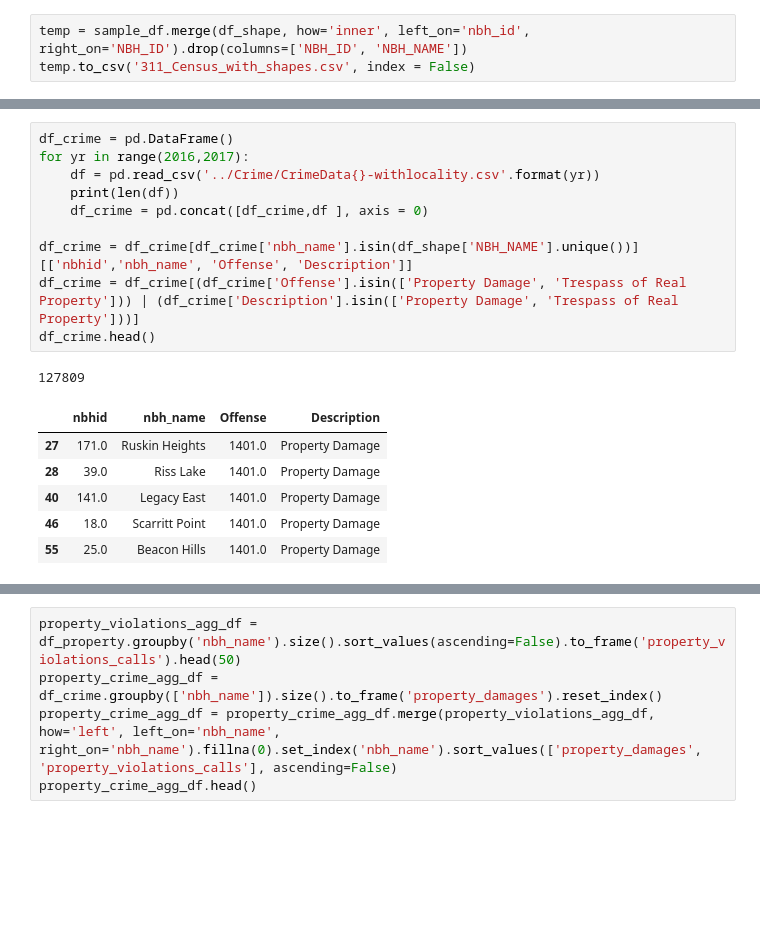
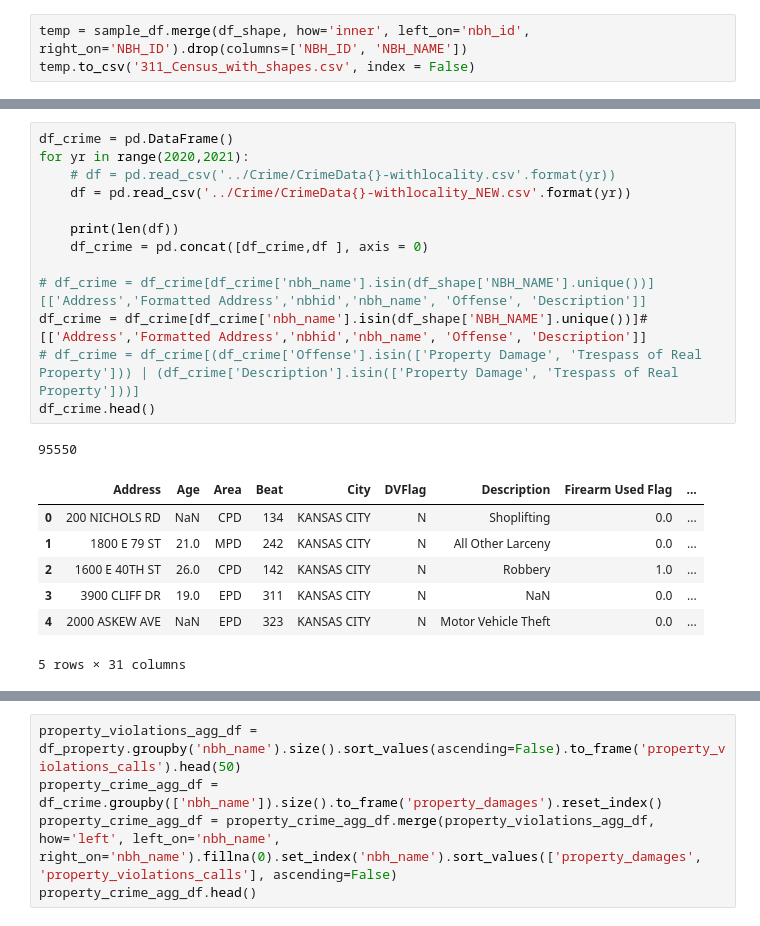
Before and after one commit to duyhho/NSFSCC-Python, a Jupyter notebook: 311/Neighborhood Profiles.ipynb, the cells around one changed output, grey strips where cells are left out. Cells and saved outputs as stored; diff of their text form; blank space fills up the shorter version.

```diff
--- a/311/Neighborhood Profiles.ipynb
+++ b/311/Neighborhood Profiles.ipynb
@@ -146,19 +158,23 @@ Index(['CASE ID', 'SOURCE', 'DEPARTMENT', 'WORK GROUP', 'REQUEST TYPE',
       dtype='object')
 # %%
 df_crime = pd.DataFrame()
-for yr in range(2016,2017):
-    df = pd.read_csv('../Crime/CrimeData{}-withlocality.csv'.format(yr))
+for yr in range(2020,2021):
+    # df = pd.read_csv('../Crime/CrimeData{}-withlocality.csv'.format(yr))
+    df = pd.read_csv('../Crime/CrimeData{}-withlocality_NEW.csv'.format(yr))
+
     print(len(df))
     df_crime = pd.concat([df_crime,df ], axis = 0)
 
-df_crime = df_crime[df_crime['nbh_name'].isin(df_shape['NBH_NAME'].unique())][['nbhid','nbh_name', 'Offense', 'Description']]
-df_crime = df_crime[(df_crime['Offense'].isin(['Property Damage', 'Trespass of Real Property'])) | (df_crime['Description'].isin(['Property Damage', 'Trespass of Real Property']))]
+# df_crime = df_crime[df_crime['nbh_name'].isin(df_shape['NBH_NAME'].unique())][['Address','Formatted Address','nbhid','nbh_name', 'Offense', 'Description']]
+df_crime = df_crime[df_crime['nbh_name'].isin(df_shape['NBH_NAME'].unique())]#[['Address','Formatted Address','nbhid','nbh_name', 'Offense', 'Description']]
+# df_crime = df_crime[(df_crime['Offense'].isin(['Property Damage', 'Trespass of Real Property'])) | (df_crime['Description'].isin(['Property Damage', 'Trespass of Real Property']))]
 df_crime.head()
 # %% [output]
-127809
+95550
-|  | nbhid | nbh_name | Offense | Description |
-| 27 | 171.0 | Ruskin Heights | 1401.0 | Property Damage |
-| 28 | 39.0 | Riss Lake | 1401.0 | Property Damage |
-| 40 | 141.0 | Legacy East | 1401.0 | Property Damage |
-| 46 | 18.0 | Scarritt Point | 1401.0 | Property Damage |
-| 55 | 25.0 | Beacon Hills | 1401.0 | Property Damage |
+|  | Address | Age | Area | Beat | City | DVFlag | Description | Firearm Used Flag | ... |
+| 0 | 200 NICHOLS RD | NaN | CPD | 134 | KANSAS CITY | N | Shoplifting | 0.0 | ... |
+| 1 | 1800 E 79 ST | 21.0 | MPD | 242 | KANSAS CITY | N | All Other Larceny | 0.0 | ... |
+| 2 | 1600 E 40TH ST | 26.0 | CPD | 142 | KANSAS CITY | N | Robbery | 1.0 | ... |
+| 3 | 3900 CLIFF DR | 19.0 | EPD | 311 | KANSAS CITY | N | NaN | 0.0 | ... |
+| 4 | 2000 ASKEW AVE | NaN | EPD | 323 | KANSAS CITY | N | Motor Vehicle Theft | 0.0 | ... |
+5 rows × 31 columns
```
Also changed, not shown: parts of 3 cells of this notebook, 4 other files.
